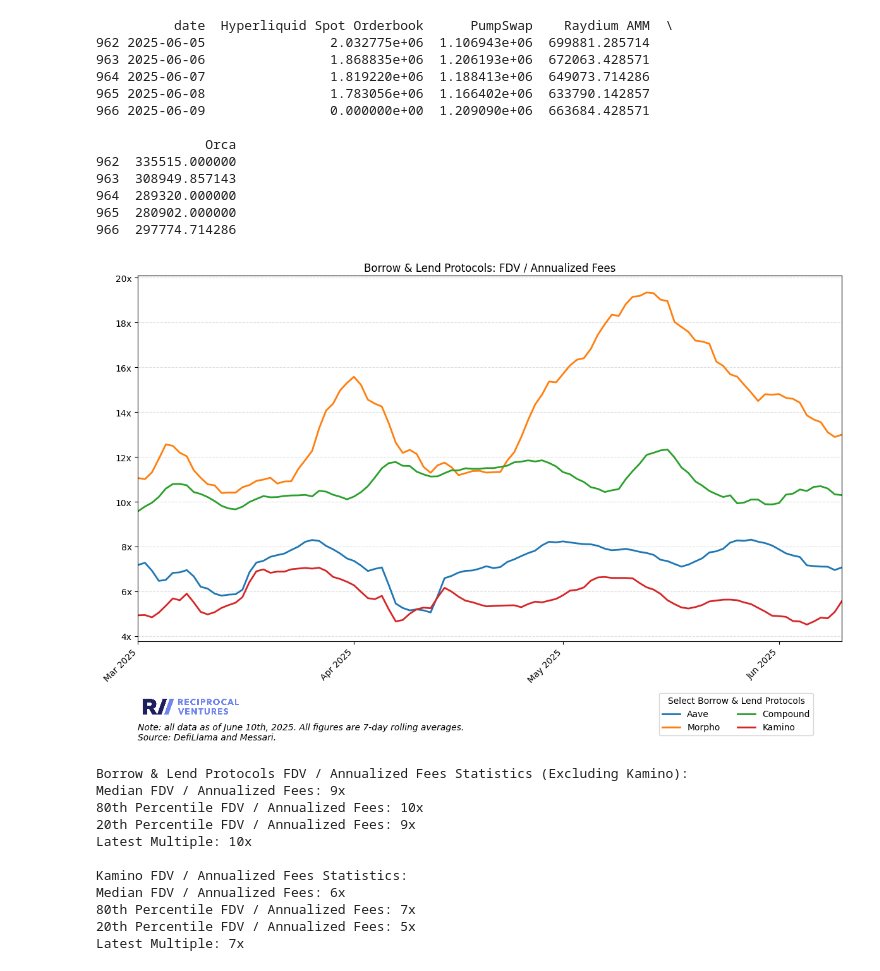
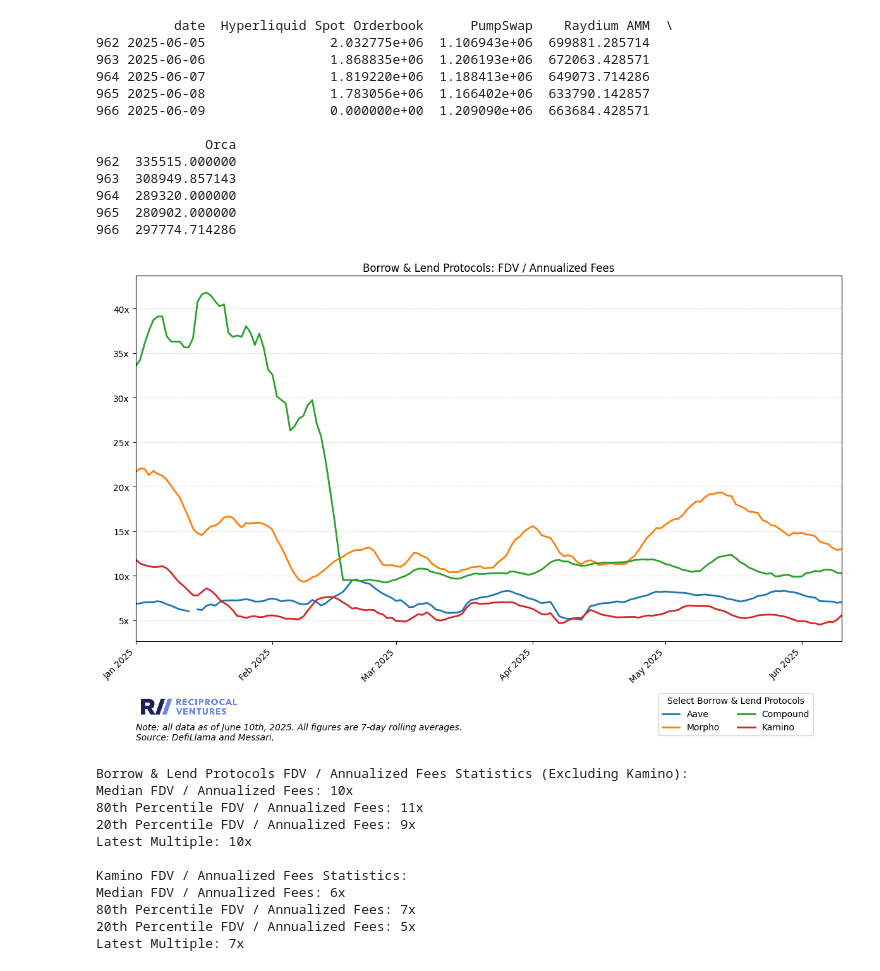
Before and after one commit to jimboevans/twitter-data-cuts, a Jupyter notebook: june-25-analysis.ipynb, the cells around one changed output. Cells and saved outputs as stored; diff of their text form; code cells hidden in the pictures.

```diff
--- a/june-25-analysis.ipynb
+++ b/june-25-analysis.ipynb
@@ -732,32 +732,32 @@ def revenue_vs_fdv_asset(start_date, assets, breakout_asset, bottom_metric, top_
 # %%
 # Call the function for perp dexs
 borrow_lend_protocols = {'aave': 'Aave',
                          'morpho': 'Morpho',
                          'compound': 'Compound',
                          'kamino': 'Kamino',
          }
 
 # 'bottom_metric' should be 'Fees' or 'Revenue'; 'top_metric' should be 'FDV' or 'MCAP'
-start_date = '2025-03-01'
+start_date = '2025-01-01'
 assets = borrow_lend_protocols
 breakout_asset = ('kamino', 'Kamino')
 bottom_metric = 'Fees'
 top_metric = 'FDV'
 category_title = 'Borrow & Lend Protocols'
 
 borrow_lend_stats, breakout_stats = revenue_vs_fdv_asset(
     start_date     = start_date,
     assets         = assets,
     breakout_asset = breakout_asset,
     bottom_metric  = bottom_metric,
     top_metric     = top_metric,
     category_title = category_title
 )
 # %% [output]
-[figure, old version]
+[figure, new version]
 Borrow & Lend Protocols FDV / Annualized Fees Statistics (Excluding Kamino):
-Median FDV / Annualized Fees: 9x
-80th Percentile FDV / Annualized Fees: 10x
+Median FDV / Annualized Fees: 10x
+80th Percentile FDV / Annualized Fees: 11x
 20th Percentile FDV / Annualized Fees: 9x
 Latest Multiple: 10x
 
```
Also changed, not shown: parts of 1 cell of this notebook, 2 other files.
